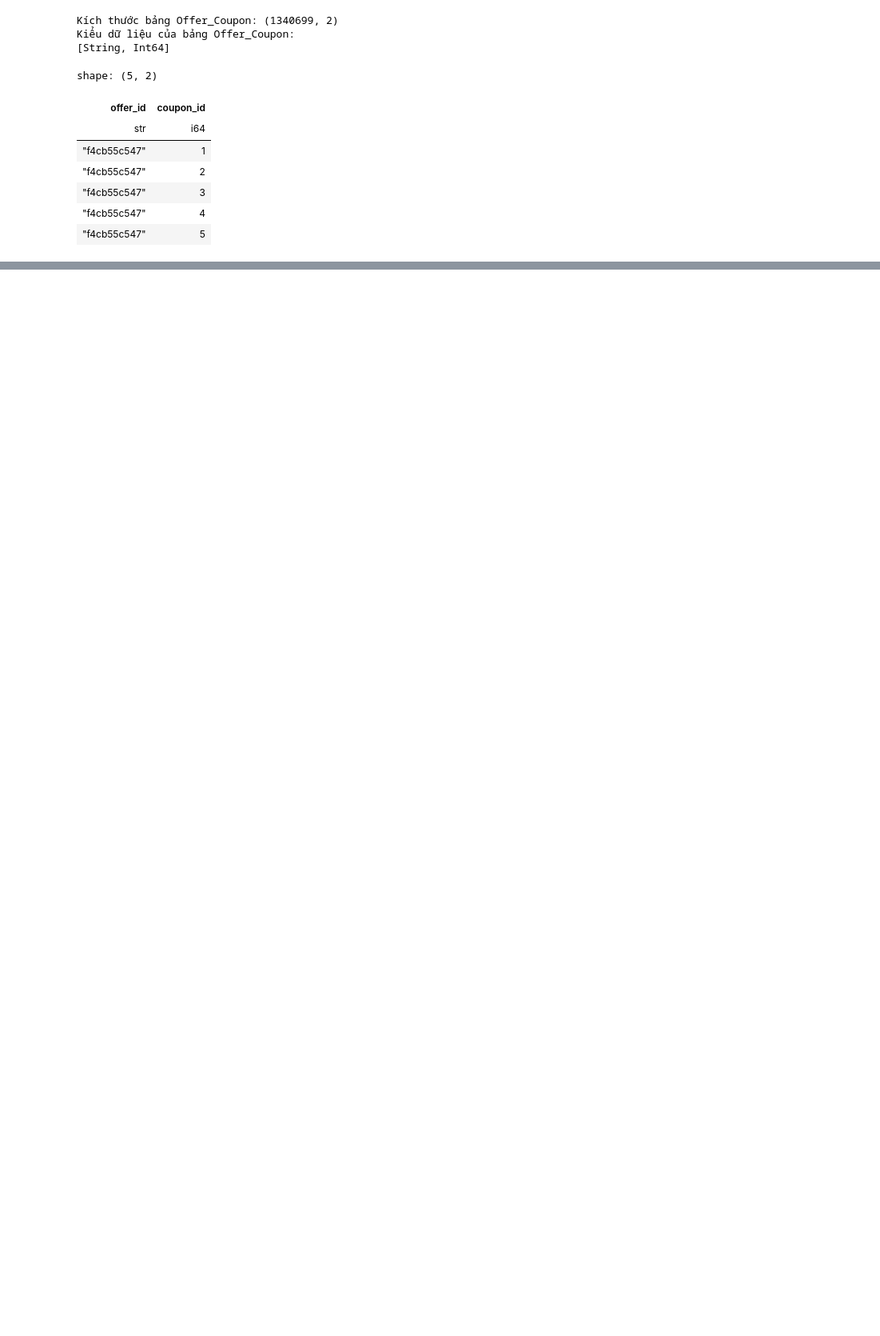
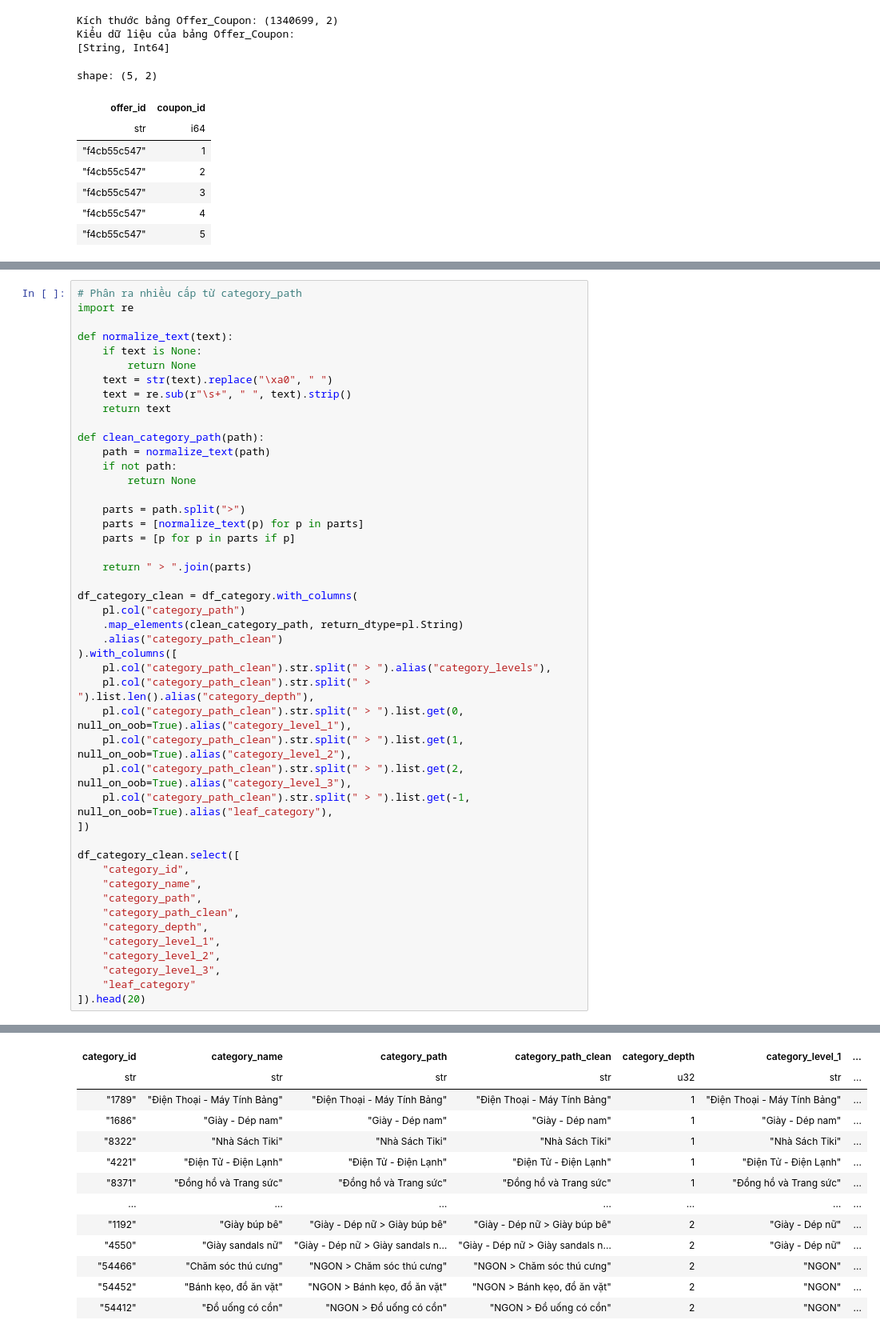
Before and after one commit to khoa26/ecommerce_analysis, a Jupyter notebook: notebooks/02_data_preprocessing.ipynb, the cells around one changed output, grey strips where cells are left out. Shown at 80% size. Drawn from its saved outputs; the diff is of its cells as text; blank space fills up the shorter version.

```diff
--- a/notebooks/02_data_preprocessing.ipynb
+++ b/notebooks/02_data_preprocessing.ipynb
@@ -218,3 +213,50 @@ shape: (5, 2)
 | "f4cb55c547" | 1 |
 | "f4cb55c547" | 2 |
 | "8c55765cab" | 1 |
+# %%
+# Phân ra nhiều cấp từ category_path
+import re
+
+def normalize_text(text):
+    if text is None:
+        return None
+    text = str(text).replace("\xa0", " ")
+    text = re.sub(r"\s+", " ", text).strip()
+    return text
+
+def clean_category_path(path):
+    path = normalize_text(path)
+    if not path:
+        return None
+
+    parts = path.split(">")
+    parts = [normalize_text(p) for p in parts]
+    parts = [p for p in parts if p]
+
+    return " > ".join(parts)
+
+df_category_clean = df_category.with_columns(
+    pl.col("category_path")
+    .map_elements(clean_category_path, return_dtype=pl.String)
+    .alias("category_path_clean")
+).with_columns([
+    pl.col("category_path_clean").str.split(" > ").alias("category_levels"),
+    pl.col("category_path_clean").str.split(" > ").list.len().alias("category_depth"),
+    pl.col("category_path_clean").str.split(" > ").list.get(0, null_on_oob=True).alias("category_level_1"),
+    pl.col("category_path_clean").str.split(" > ").list.get(1, null_on_oob=True).alias("category_level_2"),
+    pl.col("category_path_clean").str.split(" > ").list.get(2, null_on_oob=True).alias("category_level_3"),
+    pl.col("category_path_clean").str.split(" > ").list.get(-1, null_on_oob=True).alias("leaf_category"),
+])
+
+df_category_clean.select([
+    "category_id",
+    "category_name",
+    "category_path",
+    "category_path_clean",
+    "category_depth",
+    "category_level_1",
+    "category_level_2",
+    "category_level_3",
+    "leaf_category"
+]).head(20)
+# %% [output]
@@ -220,0 +264,13 @@ shape: (5, 2)
+| category_id | category_name | category_path | category_path_clean | category_depth | category_level_1 | ... |
+| str | str | str | str | u32 | str | ... |
+| "1789" | "Điện Thoại - Máy Tính Bảng" | "Điện Thoại - Máy Tính Bảng" | "Điện Thoại - Máy Tính Bảng" | 1 | "Điện Thoại - Máy Tính Bảng" | ... |
+| "1686" | "Giày - Dép nam" | "Giày - Dép nam" | "Giày - Dép nam" | 1 | "Giày - Dép nam" | ... |
+| "8322" | "Nhà Sách Tiki" | "Nhà Sách Tiki" | "Nhà Sách Tiki" | 1 | "Nhà Sách Tiki" | ... |
+| "4221" | "Điện Tử - Điện Lạnh" | "Điện Tử - Điện Lạnh" | "Điện Tử - Điện Lạnh" | 1 | "Điện Tử - Điện Lạnh" | ... |
+| "8371" | "Đồng hồ và Trang sức" | "Đồng hồ và Trang sức" | "Đồng hồ và Trang sức" | 1 | "Đồng hồ và Trang sức" | ... |
+| … | … | … | … | … | … | ... |
+| "1192" | "Giày búp bê" | "Giày - Dép nữ > Giày búp bê" | "Giày - Dép nữ > Giày búp bê" | 2 | "Giày - Dép nữ" | ... |
+| "4550" | "Giày sandals nữ" | "Giày - Dép nữ > Giày sandals n… | "Giày - Dép nữ > Giày sandals n… | 2 | "Giày - Dép nữ" | ... |
+| "54466" | "Chăm sóc thú cưng" | "NGON > Chăm sóc thú cưng" | "NGON > Chăm sóc thú cưng" | 2 | "NGON" | ... |
+| "54452" | "Bánh kẹo, đồ ăn vặt" | "NGON > Bánh kẹo, đồ ăn vặt" | "NGON > Bánh kẹo, đồ ăn vặt" | 2 | "NGON" | ... |
+| "54412" | "Đồ uống có cồn" | "NGON > Đồ uống có cồn" | "NGON > Đồ uống có cồn" | 2 | "NGON" | ... |
```
Also changed, not shown: parts of 6 cells of this notebook, 1 other file.
